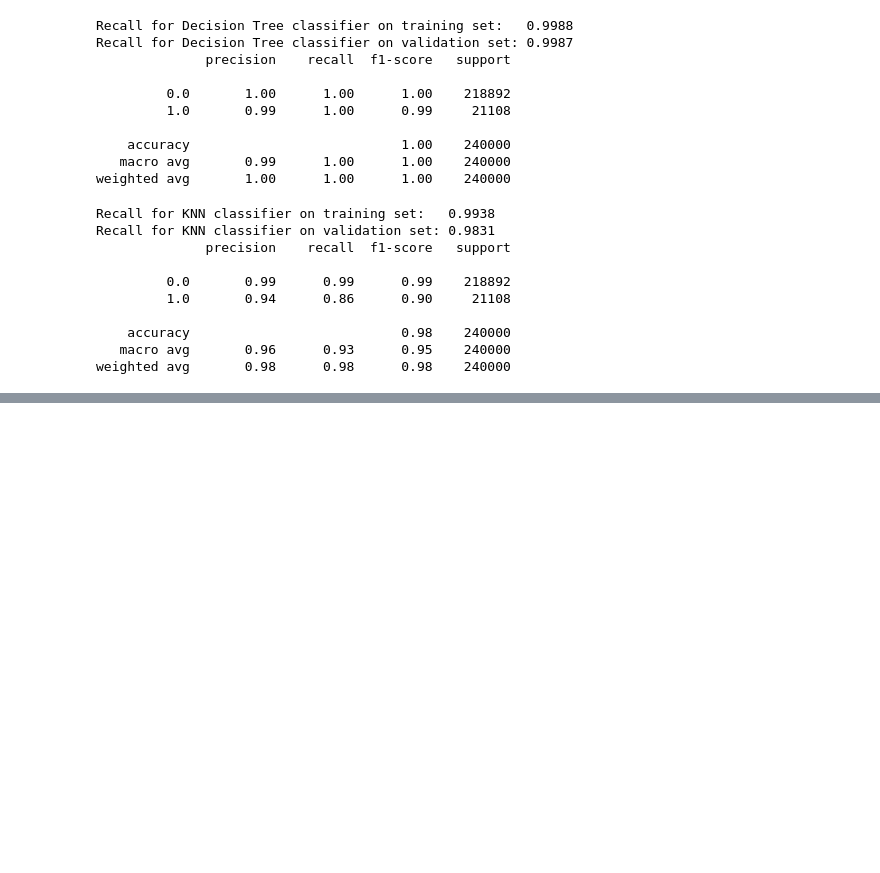
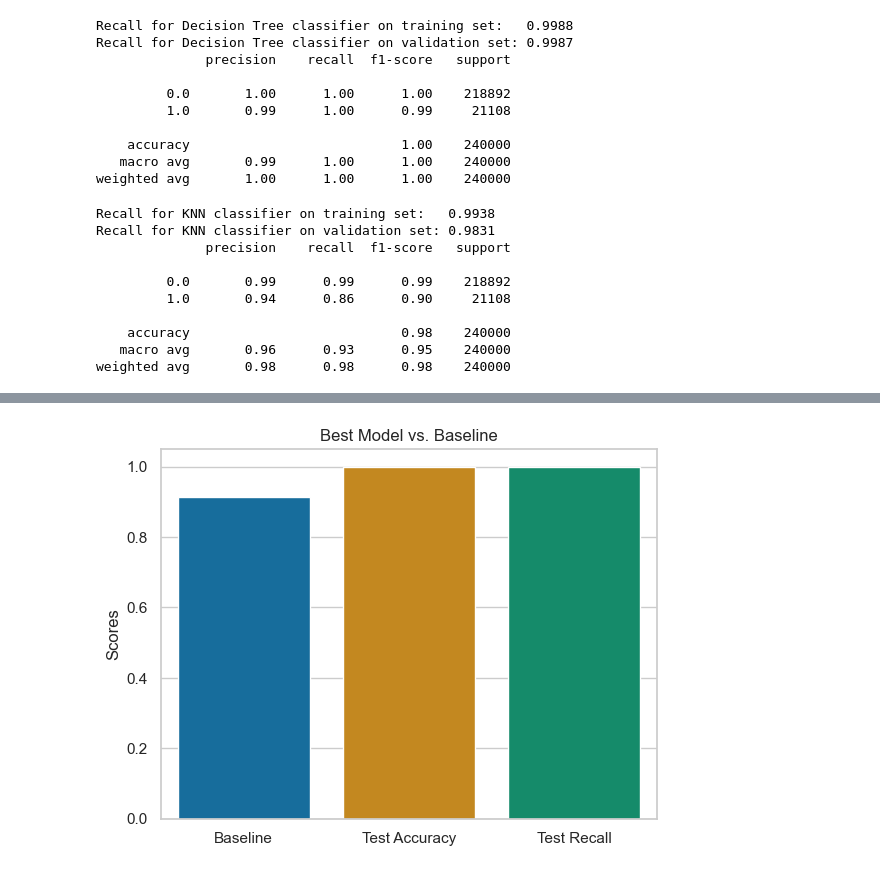
Before and after one commit to jorgellopez38/Credit-Card-Fraud, a Jupyter notebook: scratch_1.ipynb, the cells around one changed output, grey strips where cells are left out. Cells and saved outputs as stored; diff of their text form; code cells hidden in the pictures; blank space fills up the shorter version.

Commit message:
changes to model and scratch

```diff
--- a/scratch_1.ipynb
+++ b/scratch_1.ipynb
@@ -1278,0 +1215,41 @@ get_top_recall_models(X_train, y_train, X_validate, y_validate)
+# %%
+def get_mvb(X_train, y_train, X_test, y_test, df):
+    '''This function plots the test data and plot the baseline together for a final visual'''
+
+    # Recalculating Best Peforming Model with new name
+    best_model = RandomForestClassifier(max_depth=5, random_state=42,
+                            max_samples=0.5)
+    best_model.fit(X_train, y_train)
+    best_model.score(X_test,y_test)
+
+    # best decision tree
+    clf= DecisionTreeClassifier(max_depth=5, random_state=42)
+    clf.fit(X_train, y_train)
+    # Calculate recall score
+    y_pred = clf.predict(X_test)
+    recall = recall_score(y_test, y_pred, average='micro')
+
+    # Baseline
+    plot_baseline = (df['fraud'] == df['baseline']).mean()
+
+    # Best Performing Model(Logistic Regression Combo{c=100,newton-cg}) Test Score:
+    best_test_score = best_model.score(X_test,y_test)
+
+    # Test Scores: Project Baseline vs Best Model
+    plot_baseline, best_test_score, recall
+
+    # Temporary Dictionary Holding Baseline & Model Test Score
+    best_model_plot={"Baseline":[plot_baseline], "Test Accuracy":[best_test_score], "Test Recall":[recall]}
+
+    # Converting Temporary Dictionary to DataFrame
+    best_model_plot = pd.DataFrame(best_model_plot)
+
+    # Visualizing Both Baseline & Model Test Scores
+    fig=sns.barplot(data= best_model_plot,palette="colorblind")
+    plt.title("Best Model vs. Baseline")
+    fig.set(ylabel='Scores')
+    plt.show()
+# %%
+get_mvb(X_train, y_train, X_test, y_test, df)
+# %% [output]
+[figure, added]
```
Also changed, not shown: parts of 24 cells of this notebook, 1 other file.
